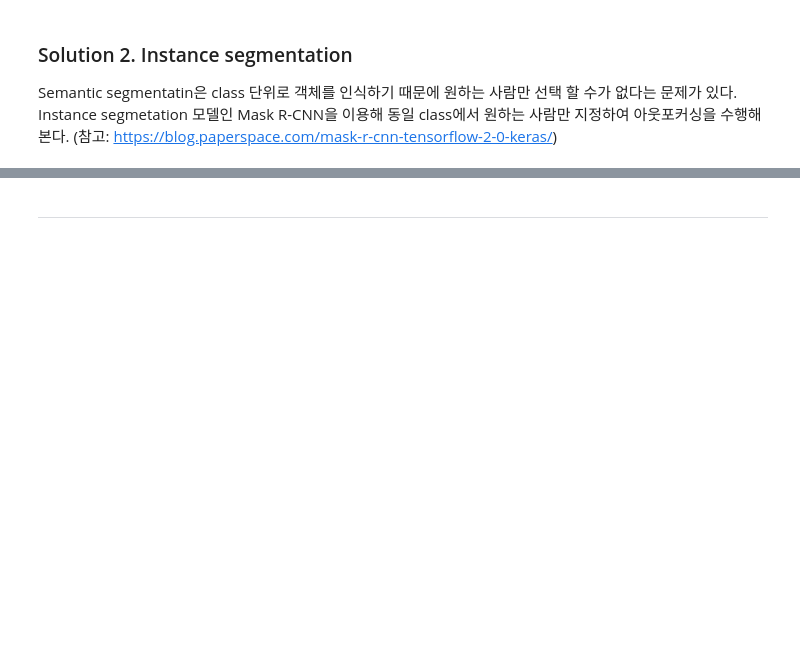
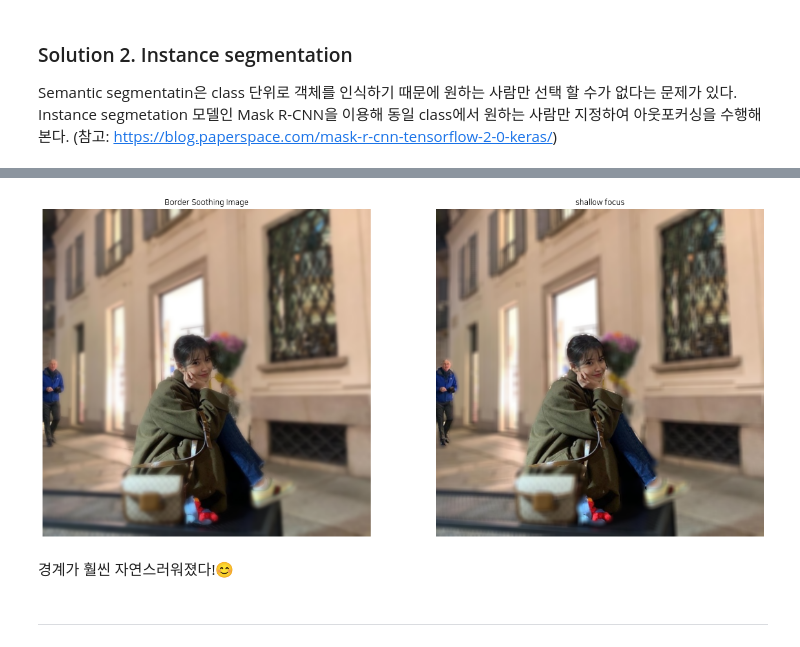
Before and after one commit to p2yeong/AIFFEL-Study, a Jupyter notebook: exploration/E8_shallow_focus_problems.ipynb, the cells around one changed output, grey strips where cells are left out. Drawn from its saved outputs; the diff is of its cells as text; code cells hidden in the pictures; blank space fills up the shorter version.

```diff
--- a/exploration/E8_shallow_focus_problems.ipynb
+++ b/exploration/E8_shallow_focus_problems.ipynb
@@ -413,3 +425,37 @@ mrcnn.visualize.display_instances(image=image,
+# %%
+seg_map_person = np.where(seg_map_person == 15, 15, 0) # 예측 중 사람만 추출
+person_mask = seg_map_person * (255/seg_map_person.max()) # 255 normalization, 원본이미지에 그림형태로 출력하기 위해
+person_mask = person_mask.astype(np.uint8)
+
+# 원본 사진과 마스크의 크기를 맞춰준다.
+person_mask_up = cv2.resize(person_mask, person_org.shape[:2][::-1], interpolation=cv2.INTER_LINEAR)
+
+# 원본 이미지를 가우시안 Blur
+person_org_blur = cv2.GaussianBlur(person_org, (25,25),0)
+# 마스크 이미지를 가우시안 Blur
+person_Gmask = (cv2.GaussianBlur(person_mask_3C, (101, 101), 25, 25)/255).astype(np.float32)
+
+# 마스크와 이미지를 합친다
+person_image_blur = person_Gmask*person_org.astype(np.float32)
+
+person_bg_mask = (1-person_Gmask)*person_org_blur.astype(np.float32) # 1-person_Gmask : 블러처리한 원본에서 배경만 추출
+result = (person_image_blur+person_bg_mask).astype(np.uint8)
+
+fig = plt.figure(figsize=(20, 10))
+ax = plt.subplot(1,2,1)
+ax.imshow(cv2.cvtColor(result,cv2.COLOR_BGR2RGB))
+ax.set_title('Border Soothing Image')
+ax.axis('off')
+
+ax = plt.subplot(1,2,2)
+ax.imshow(cv2.cvtColor(person_concat, cv2.COLOR_BGR2RGB))
+ax.set_title('shallow focus')
+ax.axis('off')
+plt.show()
+# %% [output]
+[figure, added]
+# %% [markdown]
+경계가 훨씬 자연스러워졌다!😊
 # %% [markdown]
 ***
 # %% [markdown]
```
Also changed, not shown: parts of 21 cells of this notebook.
